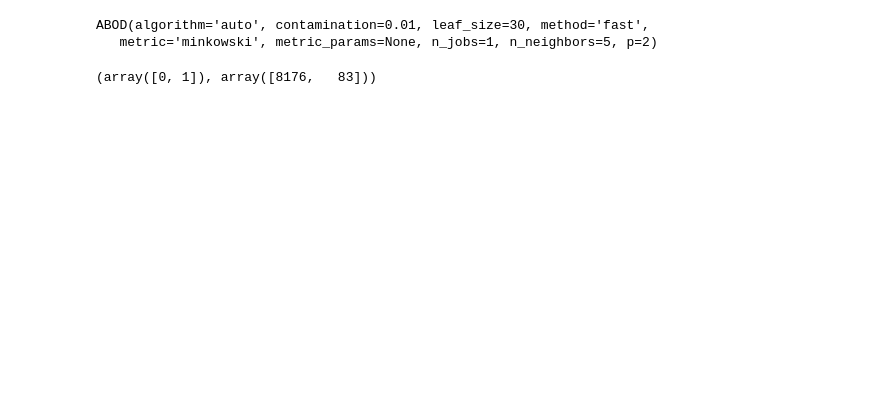
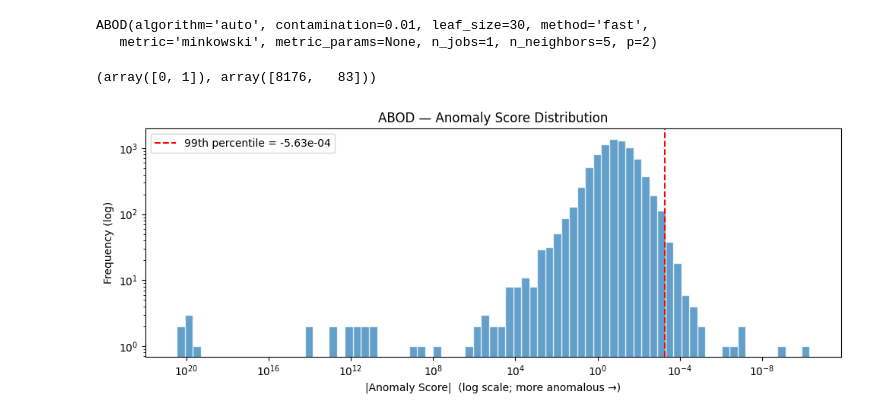
Before and after one commit to GiulioBartoloni/DataMining2, a Jupyter notebook: CMI/src/module_1/ABOD.ipynb, the cells around one changed output. Saved outputs shown, nothing was run; the diff lists cells and outputs as text; code cells hidden in the pictures; blank space fills up the shorter version.

```diff
--- a/CMI/src/module_1/ABOD.ipynb
+++ b/CMI/src/module_1/ABOD.ipynb
@@ -45,21 +57,30 @@ np.unique(outliers, return_counts=True)
 # %% [output]
 (array([0, 1]), array([8176,   83]))
 # %%
-# Score distribution — ABOD scores are heavy-tailed (a few points sit at ~-1e8),
-# so use a symlog x-axis and log y to keep the threshold region readable.
+# Score distribution — ABOD scores are negative and heavy-tailed across ~18 orders
+# of magnitude (near-duplicate rows give near-zero angle variance → scores ~-1e18).
+# Linear bins dump >99% of points into a single bin, so bin in log space on the
+# magnitude |score|. Most anomalous (least negative) points sit on the right.
 scores = clf.decision_scores_
+neg = -scores  # all scores are <= 0; flip to positive magnitudes for log binning
+
+bins = np.logspace(np.log10(neg[neg > 0].min()), np.log10(neg.max()), 80)
+
 fig, ax = plt.subplots(figsize=(10, 4))
-ax.hist(scores, bins=120, edgecolor="white", alpha=0.7)
-ax.axvline(clf.threshold_, color="red", linestyle="--",
+ax.hist(neg, bins=bins, edgecolor="white", alpha=0.7)
+ax.axvline(-clf.threshold_, color="red", linestyle="--",
            label=f"99th percentile = {clf.threshold_:.2e}")
-ax.set_xscale("symlog", linthresh=1e-3)
+ax.set_xscale("log")
 ax.set_yscale("log")
-ax.set_xlabel("Anomaly Score (symlog)")
+ax.invert_xaxis()  # least negative (most anomalous) on the right, matching score order
+ax.set_xlabel("|Anomaly Score|  (log scale; more anomalous →)")
 ax.set_ylabel("Frequency (log)")
 ax.set_title("ABOD — Anomaly Score Distribution")
 ax.legend()
 plt.tight_layout()
 plt.show()
+# %% [output]
+[figure, added]
 # %%
 df_outlier_detection['anomaly_score'] = clf.decision_scores_
 df_outlier_detection['is_outlier'] = clf.labels_
```
Also changed, not shown: parts of 5 cells of this notebook, 33 other files.
